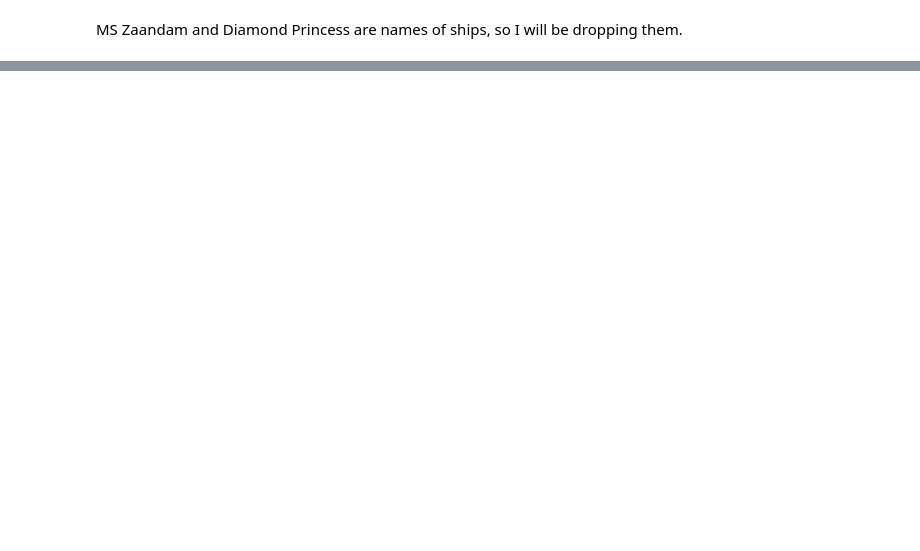
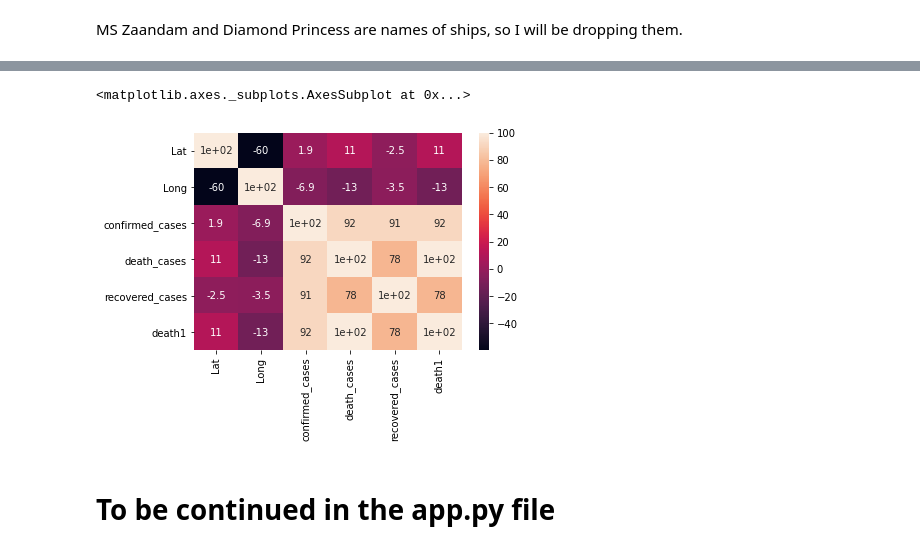
Before and after one commit to francisatoyebi/corona-bokeh, a Jupyter notebook: Testing.ipynb, the cells around one changed output, grey strips where cells are left out. Saved outputs shown, nothing was run; the diff lists cells and outputs as text; code cells hidden in the pictures; blank space fills up the shorter version.

```diff
--- a/Testing.ipynb
+++ b/Testing.ipynb
@@ -1042,0 +442,7 @@ df = df.drop(columns=['Lat_x', 'Long_x', 'Lat_y', 'Long_y', 'Lat', 'Long'])
+# %%
+sns.heatmap(df.corr()*100, annot=True)
+# %% [output]
+<matplotlib.axes._subplots.AxesSubplot at 0x...>
+[figure, added]
+# %% [markdown]
+# To be continued in the app.py file
```
Also changed, not shown: parts of 68 cells of this notebook, 9 other files.
